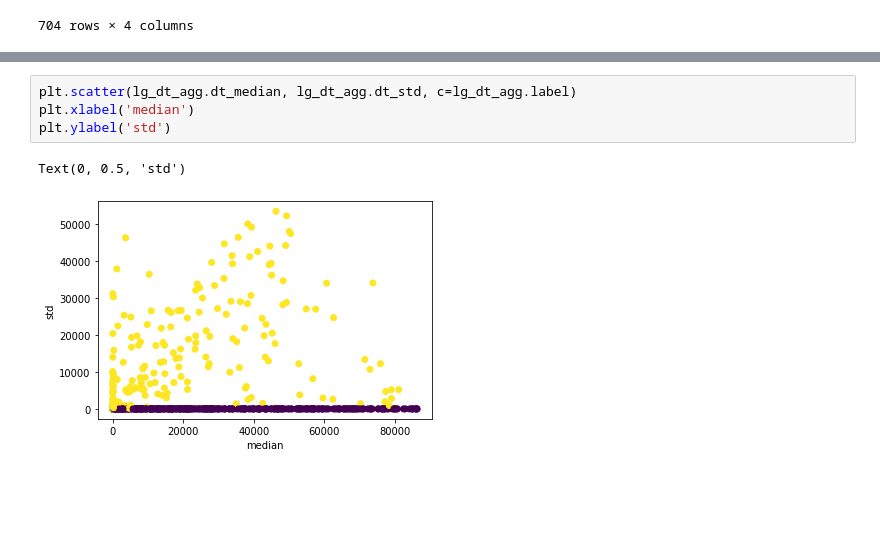
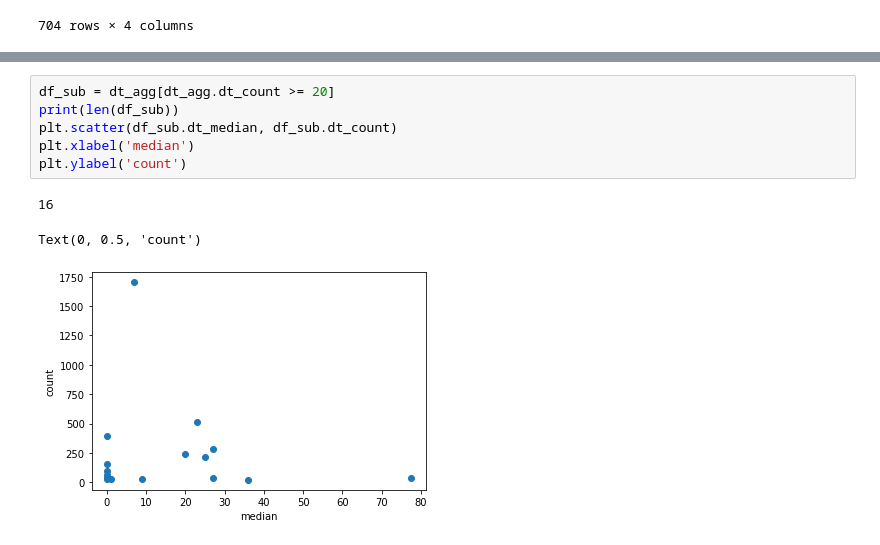
Before and after one commit to ArchieGertsman/ECE471-Project, a Jupyter notebook: analysis.ipynb, the cells around one changed output, grey strips where cells are left out. Saved outputs shown, nothing was run; the diff lists cells and outputs as text; blank space fills up the shorter version.

```diff
--- a/analysis.ipynb
+++ b/analysis.ipynb
@@ -273,7 +205,10 @@ lg_dt_agg
-# %%
-plt.scatter(lg_dt_agg.dt_median, lg_dt_agg.dt_std, c=lg_dt_agg.label)
-plt.xlabel('median')
-plt.ylabel('std')
-# %% [output]
-Text(0, 0.5, 'std')
-[figure, removed]
+# %%
+df_sub = dt_agg[dt_agg.dt_count >= 20]
+print(len(df_sub))
+plt.scatter(df_sub.dt_median, df_sub.dt_count)
+plt.xlabel('median')
+plt.ylabel('count')
+# %% [output]
+16
+Text(0, 0.5, 'count')
+[figure, added]
```
Also changed, not shown: parts of 35 cells of this notebook.
